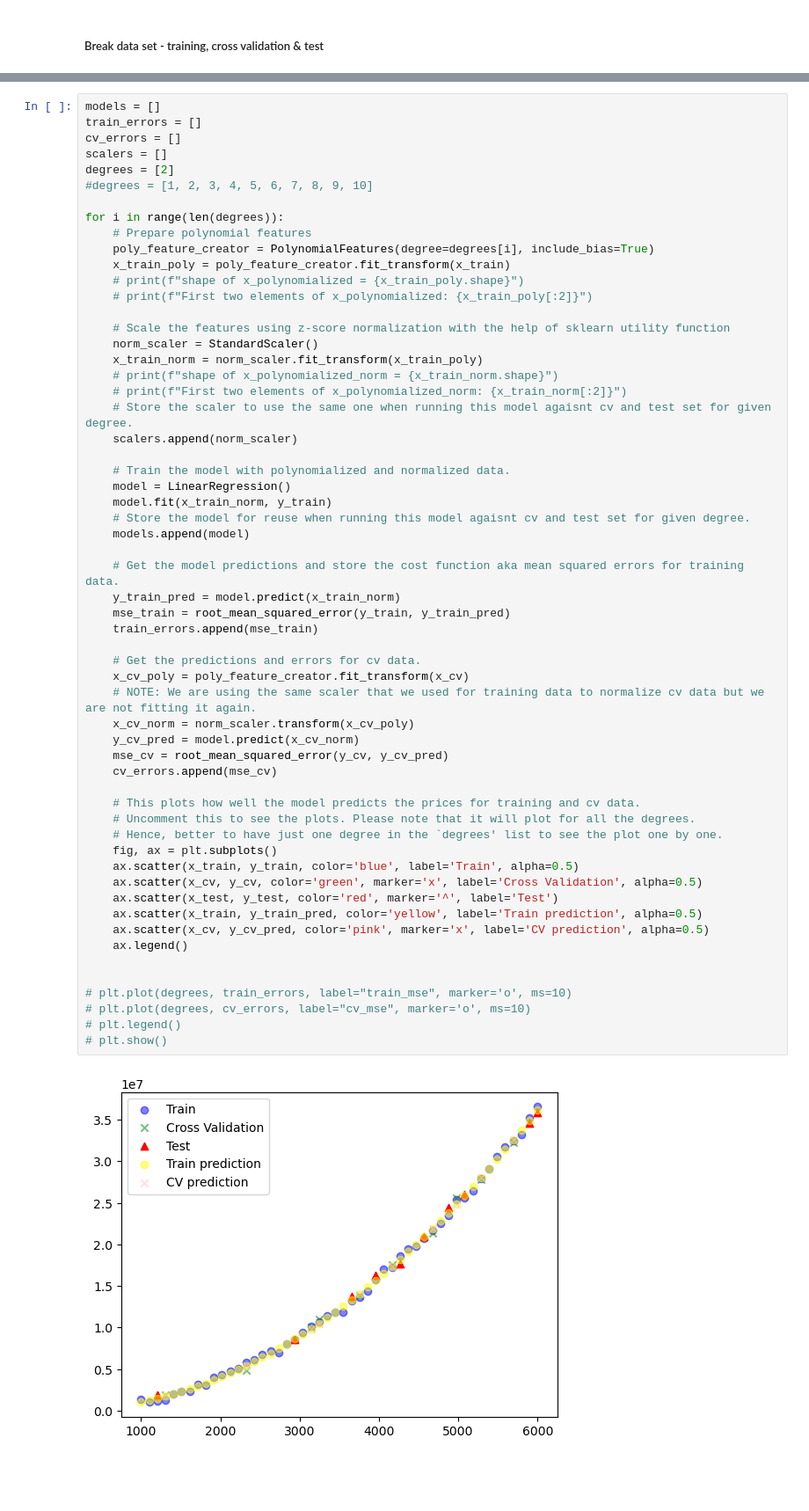
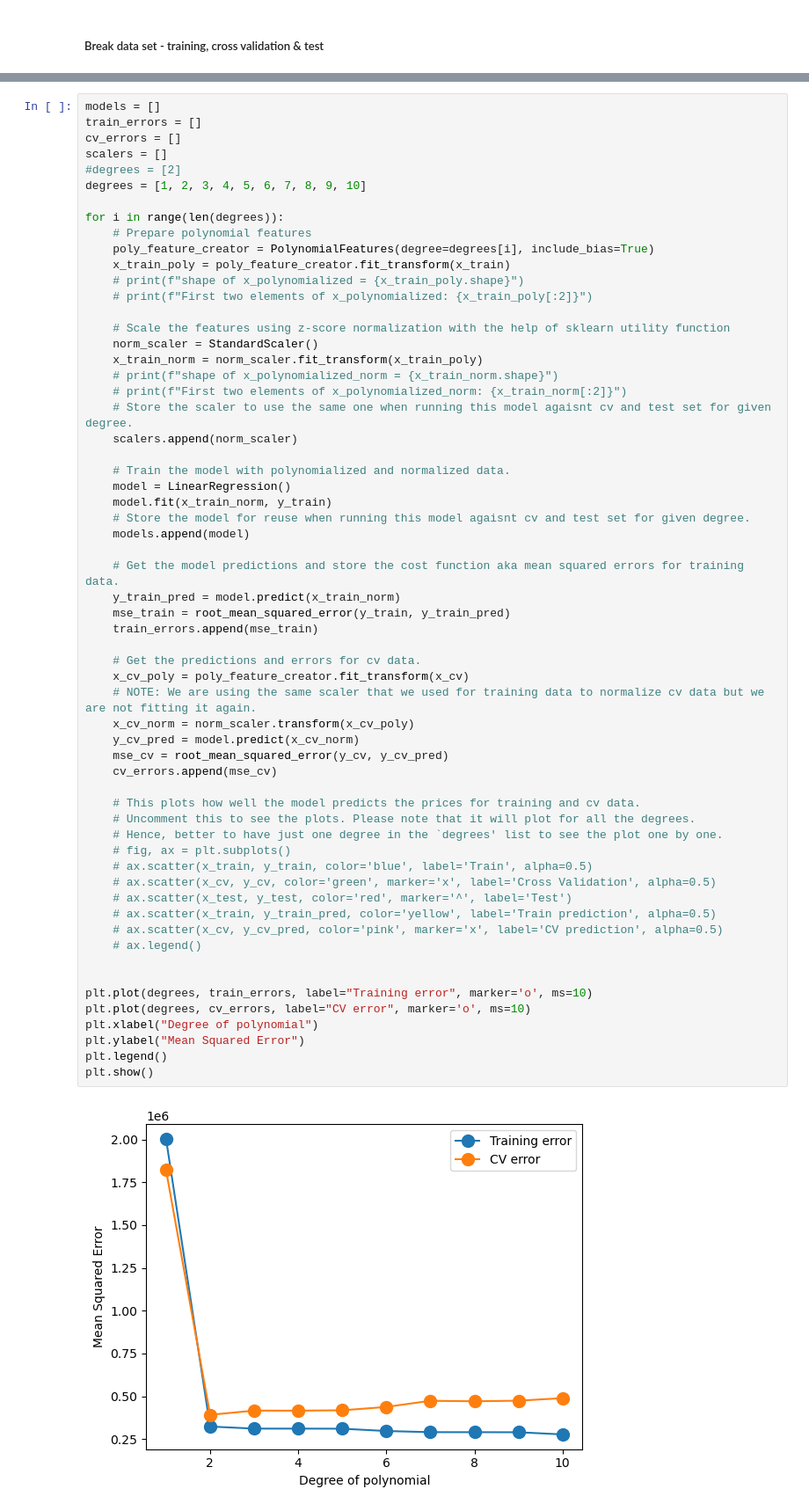
Before and after one commit to SatyakamShailesh/MachineLearningBasics, a Jupyter notebook: ApplyingML-M2-W3/model_evaluation_and_selection_lab1.ipynb, the cells around one changed output, grey strips where cells are left out. Shown at 88% size. Cells and saved outputs as stored; diff of their text form; blank space fills up the shorter version.

```diff
--- a/ApplyingML-M2-W3/model_evaluation_and_selection_lab1.ipynb
+++ b/ApplyingML-M2-W3/model_evaluation_and_selection_lab1.ipynb
@@ -91,8 +91,8 @@ models = []
 train_errors = []
 cv_errors = []
 scalers = []
-degrees = [2]
-#degrees = [1, 2, 3, 4, 5, 6, 7, 8, 9, 10]
+#degrees = [2]
+degrees = [1, 2, 3, 4, 5, 6, 7, 8, 9, 10]
 
 for i in range(len(degrees)):
     # Prepare polynomial features
@@ -107,42 +107,44 @@ for i in range(len(degrees)):
     # print(f"shape of x_polynomialized_norm = {x_train_norm.shape}")
     # print(f"First two elements of x_polynomialized_norm: {x_train_norm[:2]}")
     # Store the scaler to use the same one when running this model agaisnt cv and test set for given degree.
     scalers.append(norm_scaler)
 
     # Train the model with polynomialized and normalized data.
     model = LinearRegression()
     model.fit(x_train_norm, y_train)
     # Store the model for reuse when running this model agaisnt cv and test set for given degree.
     models.append(model)
 
     # Get the model predictions and store the cost function aka mean squared errors for training data.
     y_train_pred = model.predict(x_train_norm)
     mse_train = root_mean_squared_error(y_train, y_train_pred)
     train_errors.append(mse_train)
 
     # Get the predictions and errors for cv data.
     x_cv_poly = poly_feature_creator.fit_transform(x_cv)
     # NOTE: We are using the same scaler that we used for training data to normalize cv data but we are not fitting it again.
     x_cv_norm = norm_scaler.transform(x_cv_poly)
     y_cv_pred = model.predict(x_cv_norm)
     mse_cv = root_mean_squared_error(y_cv, y_cv_pred)
     cv_errors.append(mse_cv)
 
     # This plots how well the model predicts the prices for training and cv data.
     # Uncomment this to see the plots. Please note that it will plot for all the degrees.
     # Hence, better to have just one degree in the `degrees' list to see the plot one by one.
-    fig, ax = plt.subplots()
-    ax.scatter(x_train, y_train, color='blue', label='Train', alpha=0.5)
-    ax.scatter(x_cv, y_cv, color='green', marker='x', label='Cross Validation', alpha=0.5)
-    ax.scatter(x_test, y_test, color='red', marker='^', label='Test')
-    ax.scatter(x_train, y_train_pred, color='yellow', label='Train prediction', alpha=0.5)
-    ax.scatter(x_cv, y_cv_pred, color='pink', marker='x', label='CV prediction', alpha=0.5)
-    ax.legend()
+    # fig, ax = plt.subplots()
+    # ax.scatter(x_train, y_train, color='blue', label='Train', alpha=0.5)
+    # ax.scatter(x_cv, y_cv, color='green', marker='x', label='Cross Validation', alpha=0.5)
+    # ax.scatter(x_test, y_test, color='red', marker='^', label='Test')
+    # ax.scatter(x_train, y_train_pred, color='yellow', label='Train prediction', alpha=0.5)
+    # ax.scatter(x_cv, y_cv_pred, color='pink', marker='x', label='CV prediction', alpha=0.5)
+    # ax.legend()
 
 
-# plt.plot(degrees, train_errors, label="train_mse", marker='o', ms=10)
-# plt.plot(degrees, cv_errors, label="cv_mse", marker='o', ms=10)
-# plt.legend()
-# plt.show()
+plt.plot(degrees, train_errors, label="Training error", marker='o', ms=10)
+plt.plot(degrees, cv_errors, label="CV error", marker='o', ms=10)
+plt.xlabel("Degree of polynomial")
+plt.ylabel("Mean Squared Error")
+plt.legend()
+plt.show()
 # %% [output]
-[figure, old version]
+[figure, new version]
```
